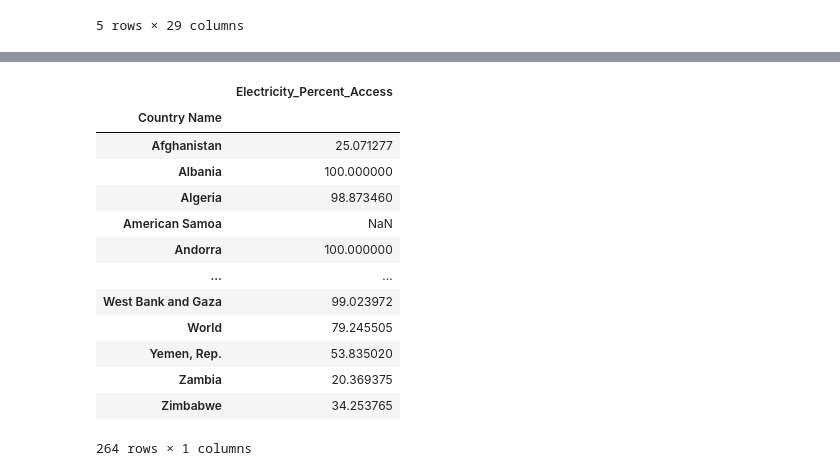
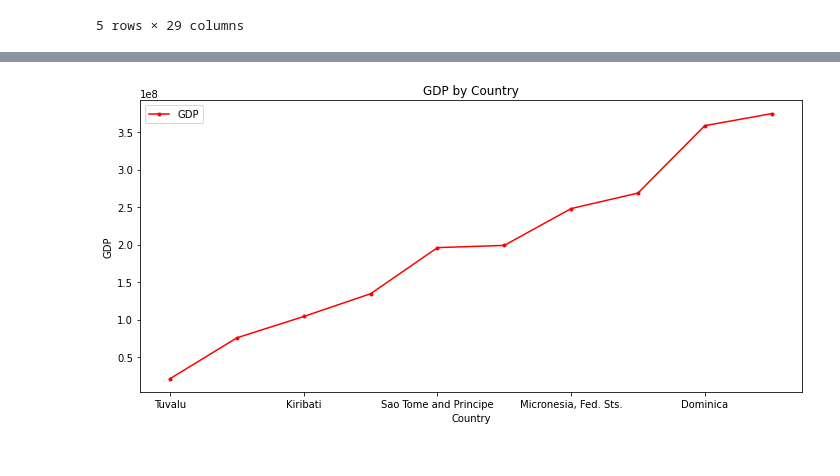
Before and after one commit to sgodkhindi/WorldBank_ETL, a Jupyter notebook: Project2/electricity.ipynb, the cells around one changed output, grey strips where cells are left out. Drawn from its saved outputs; the diff is of its cells as text; code cells hidden in the pictures.

```diff
--- a/Project2/electricity.ipynb
+++ b/Project2/electricity.ipynb
@@ -129,19 +277,12 @@ plt.show()
 # %%
-# Grouping electriicty access percent by country name
-country_data = elec_melt_df.groupby(['Country Name']).mean()
-country_data
+# Plot bottom 10 GDP countries
+gdp_bottom_df = pd.DataFrame(data=bottom10)
+
+gdp_bottom_df.plot.line(color = 'r', figsize=(10, 5), style='.-')
+plt.title("GDP by Country")
+plt.xlabel("Country")
+plt.ylabel("GDP")
+plt.tight_layout()
+plt.show()
 # %% [output]
-|  | Electricity_Percent_Access |
-| Country Name |  |
-| Afghanistan | 25.071277 |
-| Albania | 100.000000 |
-| Algeria | 98.873460 |
-| American Samoa | NaN |
-| Andorra | 100.000000 |
-| ... | ... |
-| West Bank and Gaza | 99.023972 |
-| World | 79.245505 |
-| Yemen, Rep. | 53.835020 |
-| Zambia | 20.369375 |
-| Zimbabwe | 34.253765 |
-264 rows × 1 columns
+[figure, added]
```
Also changed, not shown: parts of 28 cells of this notebook, 4 other files.
